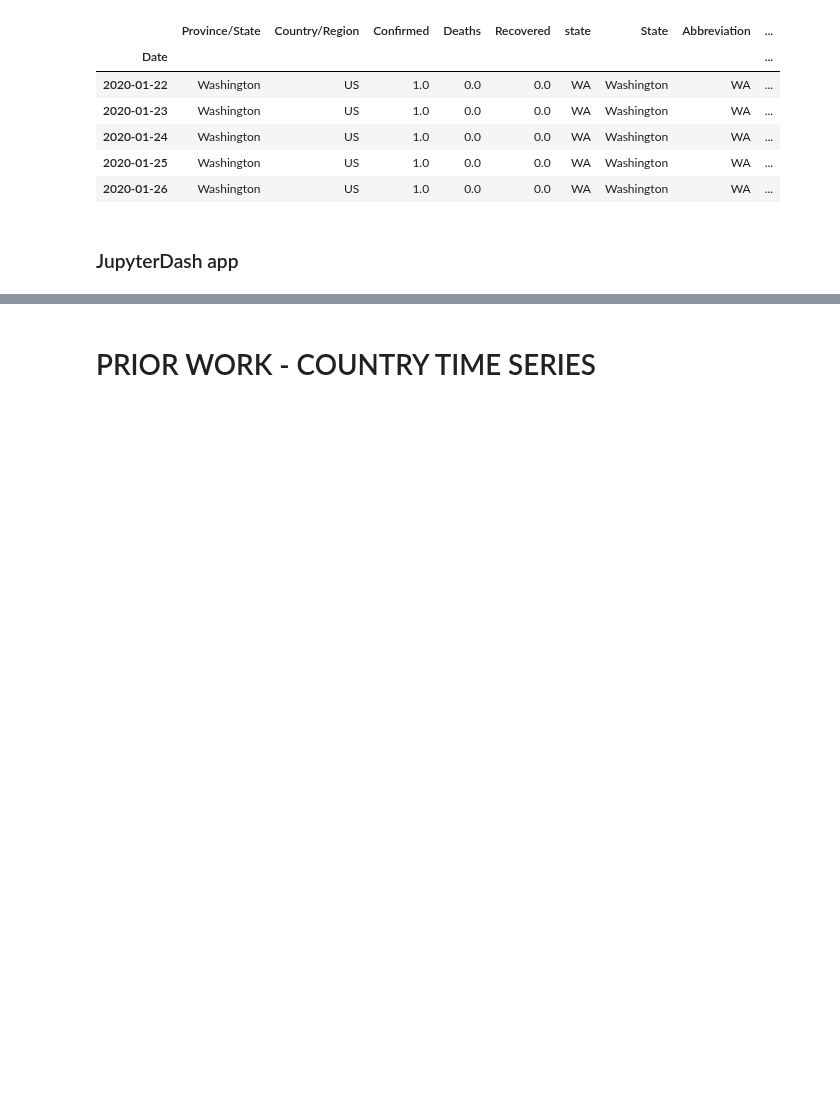
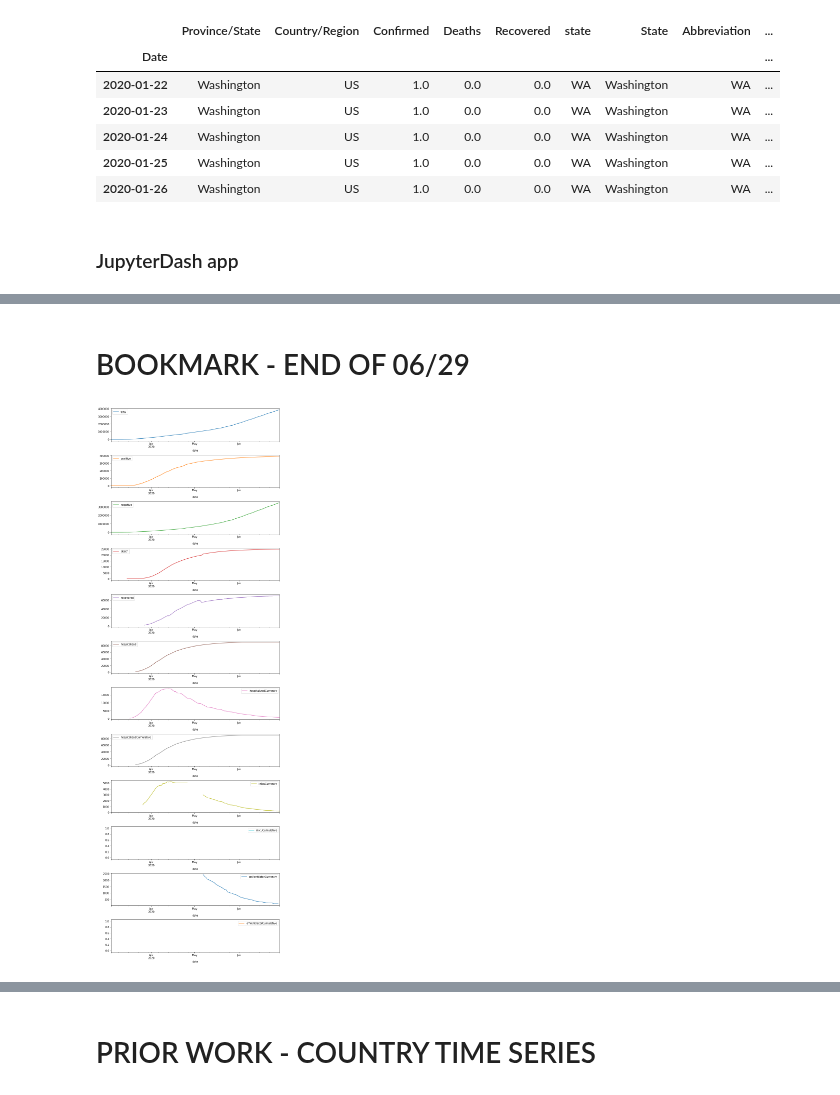
Before and after one commit to jirvingphd/playing-with-coronavirus-data, a Jupyter notebook: coronavirus-best.ipynb, the cells around one changed output, grey strips where cells are left out. Cells and saved outputs as stored; diff of their text form; code cells hidden in the pictures; blank space fills up the shorter version.

Commit message:
Added CovidTracking data

```diff
--- a/coronavirus-best.ipynb
+++ b/coronavirus-best.ipynb
@@ -1264,0 +1277,11 @@ app.run_server(mode='inline')
+# %%
+import datetime as dt
+import requests
+import json,urllib
+todays_date = dt.datetime.now().strftime('%m%d%Y')
+
+base_url = f"http://covidtracking.com"
+# state='ny'
+# url = f"http://covidtracking.com/api/v1/states/{state}/screenshots.json"
+us_daily_url = '/api/v1/us/daily.csv'
+states_daily_url = '/api/v1/states/daily.csv'
@@ -1264,0 +1395,6 @@ app.run_server(mode='inline')
+# %%
+DATA = CovidTrackingProject(download=True)
+state_meta = DATA.data['state_meta']
+states_daily = DATA.data['states_daily']
+state_list = meta['state'].unique()
+states_daily
@@ -1264,0 +1442,3 @@ app.run_server(mode='inline')
+# %%
+NY = states_daily.groupby('state').get_group('NY')[DATA.state_columns_of_interest]#.plot(subplots=True,figsize=(20,60));
+NY
@@ -1264,0 +1460,6 @@ app.run_server(mode='inline')
+# %%
+columns_of_interest = DATA.state_columns_of_interest#['total','positive','negative','death','recovered','hospitalized',
+#                        'hospitalizedCurrently','hospitalizedCumulative',
+#                        'inIcuCurrently','inIcuCumulative',
+#                        'onVentilatorCurrently','onVentilatorCumulative']
+NY
@@ -1264,0 +1481,11 @@ app.run_server(mode='inline')
+# %% [markdown]
+# BOOKMARK - END OF 06/29
+# %%
+ny_ts = NY[columns_of_interest]
+ny_ts.plot(subplots=True,figsize=(10,30),sharex=False);
+plt.tight_layout()
+# for state in state_list:
+
+#     print(state)
+# %% [output]
+[figure, added]
```
Also changed, not shown: parts of 41 cells of this notebook, 11 other files.
